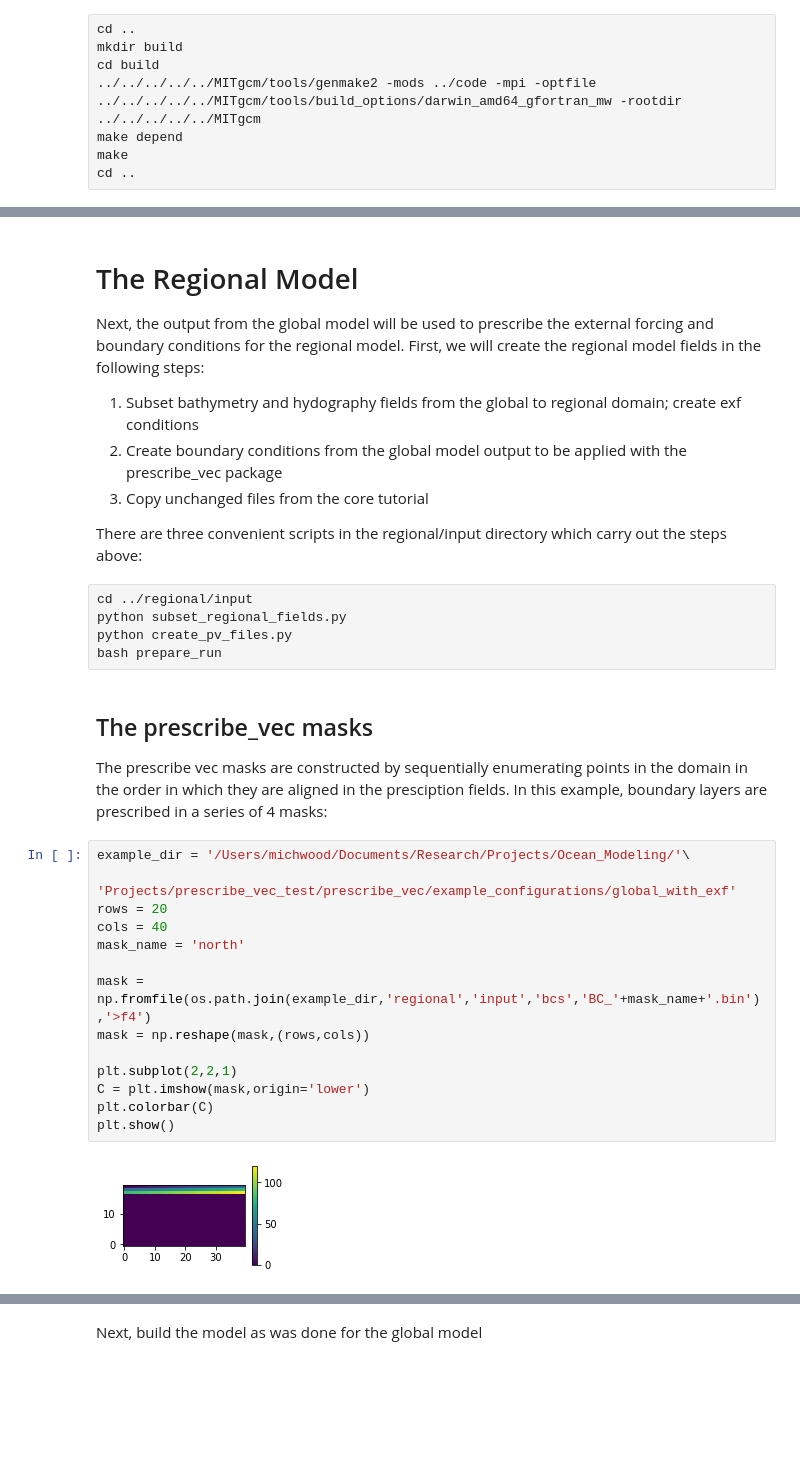
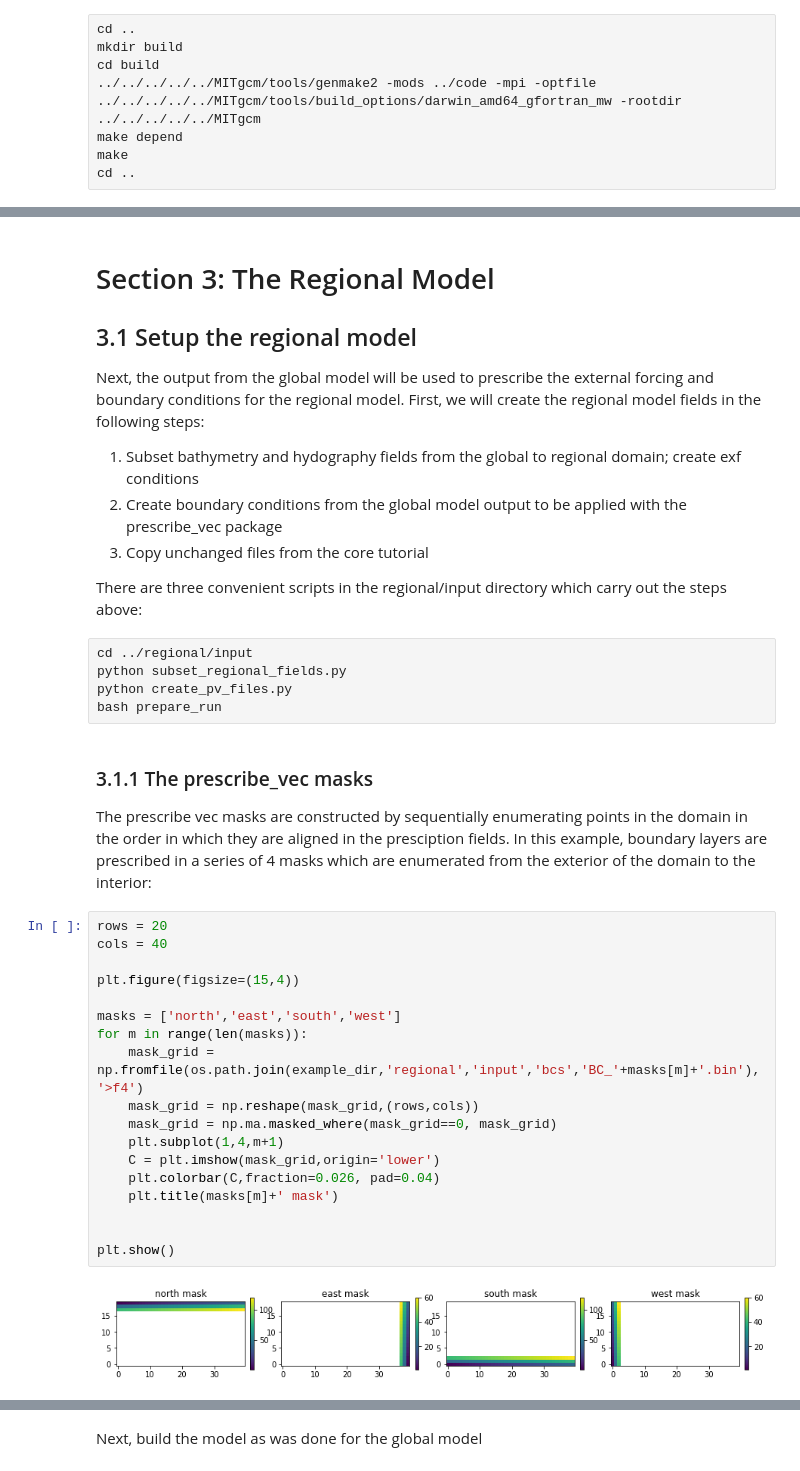
Before and after one commit to mhwood/prescribe_vec, a Jupyter notebook: example_configurations/global_with_exf/global_with_exf.ipynb, the cells around one changed output, grey strips where cells are left out. Drawn from its saved outputs; the diff is of its cells as text; blank space fills up the shorter version.

```diff
--- a/example_configurations/global_with_exf/global_with_exf.ipynb
+++ b/example_configurations/global_with_exf/global_with_exf.ipynb
@@ -65,5 +122,7 @@ mpirun -np 2 ../build/mitgcmuv
 # %% [markdown]
-# The Regional Model
+# Section 3: The Regional Model
+
+## 3.1 Setup the regional model
 Next, the output from the global model will be used to prescribe the external forcing and boundary conditions for the regional model. First, we will create the regional model fields in the following steps:
 1. Subset bathymetry and hydography fields from the global to regional domain; create exf conditions
 2. Create boundary conditions from the global model output to be applied with the prescribe_vec package
@@ -76,21 +135,25 @@ python subset_regional_fields.py
 python create_pv_files.py
 bash prepare_run
 # %% [markdown]
-## The prescribe_vec masks
-The prescribe vec masks are constructed by sequentially enumerating points in the domain in the order in which they are aligned in the presciption fields. In this example, boundary layers are prescribed in a series of 4 masks:
+### 3.1.1 The prescribe_vec masks
+The prescribe vec masks are constructed by sequentially enumerating points in the domain in the order in which they are aligned in the presciption fields. In this example, boundary layers are prescribed in a series of 4 masks which are enumerated from the exterior of the domain to the interior:
 # %%
-example_dir = '/Users/michwood/Documents/Research/Projects/Ocean_Modeling/'\
-              'Projects/prescribe_vec_test/prescribe_vec/example_configurations/global_with_exf'
 rows = 20
 cols = 40
-mask_name = 'north'
 
-mask = np.fromfile(os.path.join(example_dir,'regional','input','bcs','BC_'+mask_name+'.bin'),'>f4')
-mask = np.reshape(mask,(rows,cols))
+plt.figure(figsize=(15,4))
 
-plt.subplot(2,2,1)
-C = plt.imshow(mask,origin='lower')
-plt.colorbar(C)
+masks = ['north','east','south','west']
+for m in range(len(masks)):
+    mask_grid = np.fromfile(os.path.join(example_dir,'regional','input','bcs','BC_'+masks[m]+'.bin'),'>f4')
+    mask_grid = np.reshape(mask_grid,(rows,cols))
+    mask_grid = np.ma.masked_where(mask_grid==0, mask_grid)
+    plt.subplot(1,4,m+1)
+    C = plt.imshow(mask_grid,origin='lower')
+    plt.colorbar(C,fraction=0.026, pad=0.04)
+    plt.title(masks[m]+' mask')
+
+
 plt.show()
 # %% [output]
-[figure, old version]
+[figure, new version]
```
Also changed, not shown: parts of 24 cells of this notebook.
